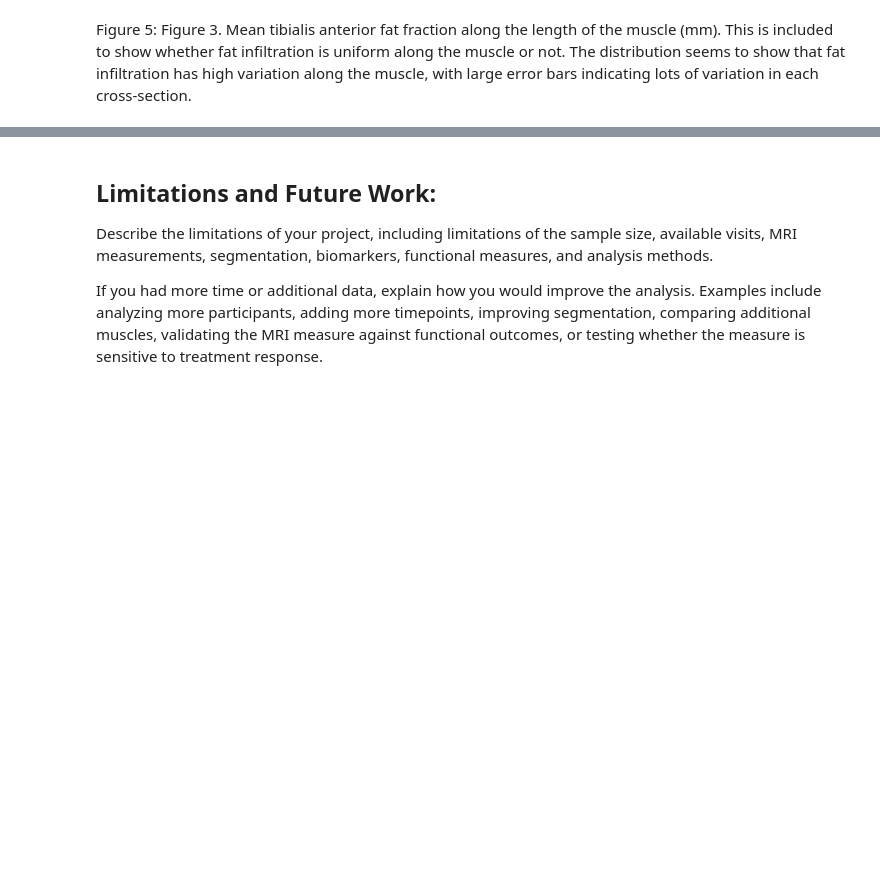
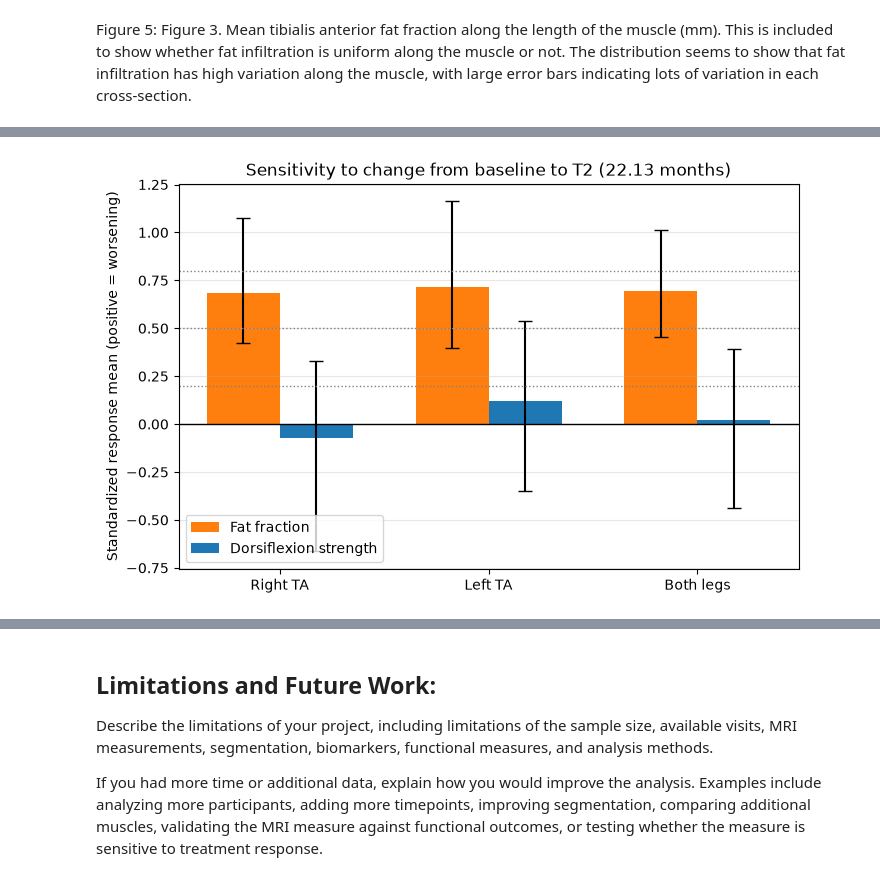
Before and after one commit to MalcolmEp/BME2315_Module2, a Jupyter notebook: FSHD_Module2_Project_Malcolm_Isaac.ipynb, the cells around one changed output, grey strips where cells are left out. Saved outputs shown, nothing was run; the diff lists cells and outputs as text; code cells hidden in the pictures; blank space fills up the shorter version.

```diff
--- a/FSHD_Module2_Project_Malcolm_Isaac.ipynb
+++ b/FSHD_Module2_Project_Malcolm_Isaac.ipynb
@@ -500,0 +473,14 @@ Figure 5: Figure 3. Mean tibialis anterior fat fraction along the length of the
+# %%
+# First, the sign of dorsiflexsion strength needs to be flipped to make positive indicate a worsening condition for both measures
+
+analysis_df = interp_df.copy()   # copy so interp_df isn't accidentally changed
+
+analysis_df["ff_change"] = analysis_df["ff_T2"] - analysis_df["ff_baseline"]
+analysis_df["dorsi_change"] = analysis_df["dorsi_T2"] - analysis_df["dorsi_baseline"]
+analysis_df["ff_worsening"] = analysis_df["ff_change"]
+analysis_df["dorsi_worsening"] = -analysis_df["dorsi_change"]
+# %%
+# Second, only legs with data values for both measures are kept so measures are always compared on the same people
+
+matched = analysis_df.dropna(subset=["ff_worsening", "dorsi_worsening"])
+print(f"Legs with both measures: {len(matched)} from {matched['subject_id'].nunique()} patients")
@@ -500,0 +539,27 @@ Figure 5: Figure 3. Mean tibialis anterior fat fraction along the length of the
+# %%
+# Plot the standardized response means of fat fraction anddorsiflexion strength
+
+fig, ax = plt.subplots(figsize=(8, 5))
+legs = ["R", "L", "Both"]
+x = np.arange(len(legs))   # bar positions at 0, 1, and 2
+width = 0.35
+
+for i, (measure, color) in enumerate([("Fat fraction", "tab:orange"),
+                                      ("Dorsiflexion strength", "tab:blue")]):
+    rows = summary_df[summary_df["measure"] == measure]
+    error = [rows["SRM"] - rows["CI_low"], rows["CI_high"] - rows["SRM"]]   # distance down & distance up
+    ax.bar(x + (i - 0.5) * width, rows["SRM"], width, yerr=error, capsize=5,
+           color=color, label=measure)
+
+ax.axhline(0, color="black", linewidth=1) # Creating graph with labels, colors, and error bars
+for level in [0.2, 0.5, 0.8]:
+    ax.axhline(level, color="gray", linestyle=":", linewidth=1)
+ax.set_xticks(x)
+ax.set_xticklabels(["Right TA", "Left TA", "Both legs"])
+ax.set_ylabel("Standardized response mean (positive = worsening)")
+ax.set_title("Sensitivity to change from baseline to T2 (22.13 months)")
+ax.legend(loc="lower left")
+ax.grid(axis="y", alpha=0.3)
+plt.show()
+# %% [output]
+[figure, added]
```
Also changed, not shown: parts of 11 cells of this notebook.
